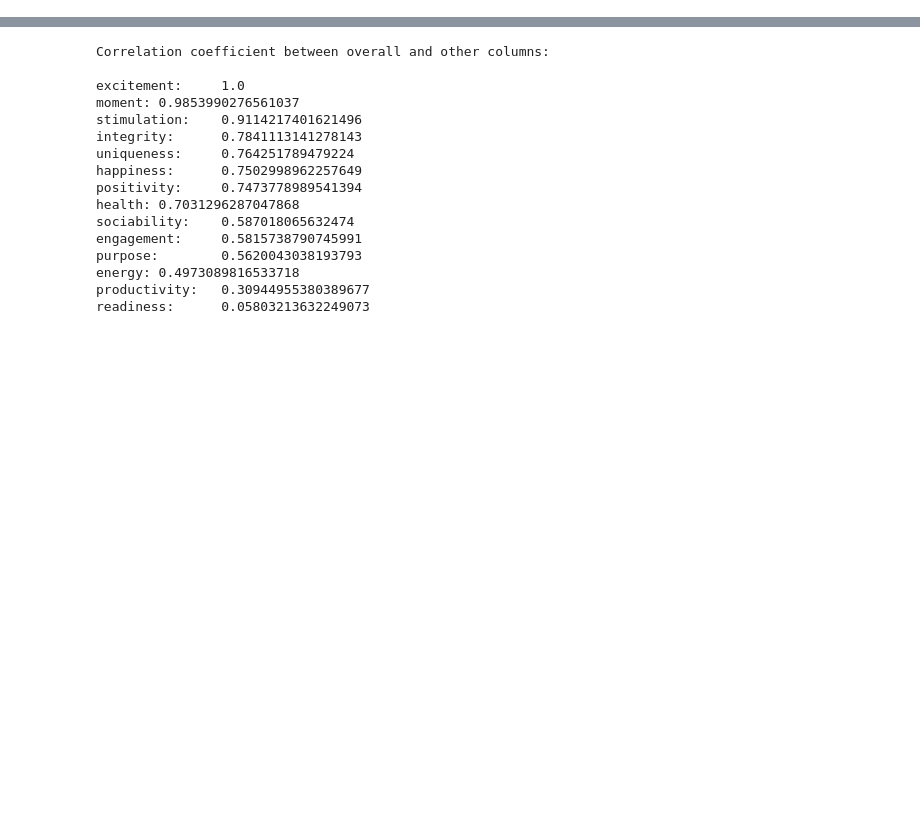
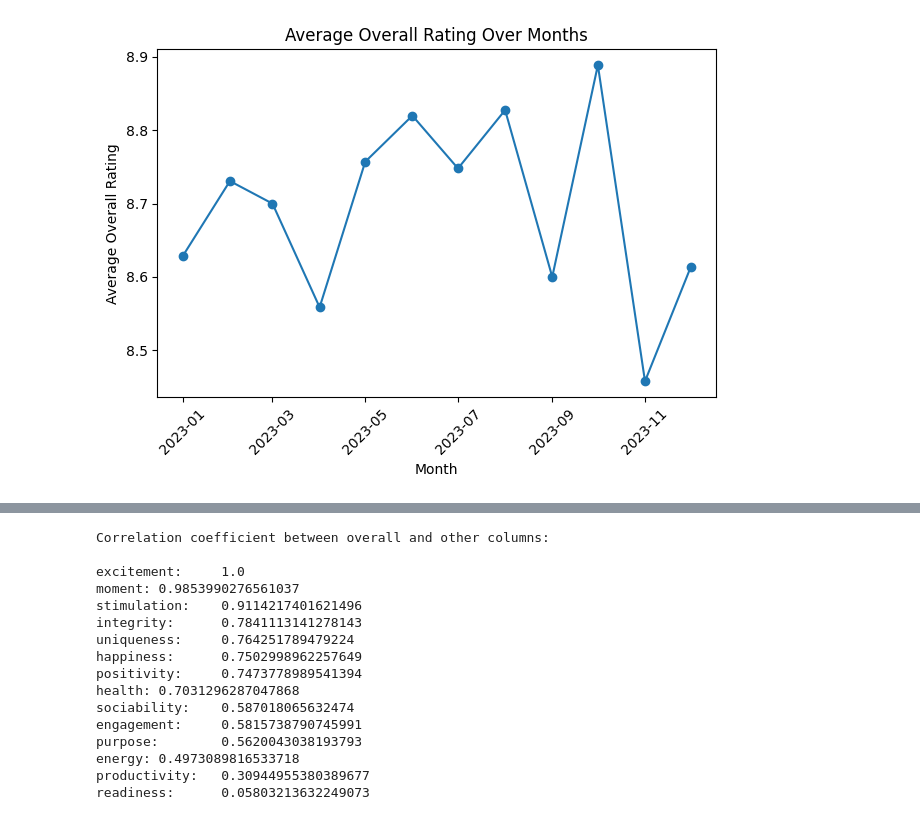
Before and after one commit to psycho-baller/journal-data-analysis, a Jupyter notebook: main.ipynb, the cells around one changed output, grey strips where cells are left out. Cells and saved outputs as stored; diff of their text form; code cells hidden in the pictures; blank space fills up the shorter version.

Commit message:
investigating means of overall, now I want to work w correlations

```diff
--- a/main.ipynb
+++ b/main.ipynb
@@ -0,0 +1,8 @@
+# %%
+import pandas as pd
+import matplotlib.pyplot as plt
+# from scipy.stats import pearsonr
+
+#create DataFrame
+df = pd.read_csv('data/2023-obs.csv', sep=';')# Convert the 'date' column with format 'yy-mm-dd' to datetime format
+df['date'] = pd.to_datetime(df['date'], format='%y-%m-%d')
@@ -0,0 +32,21 @@
+# %%
+# Convert the 'date' column with format 'yy-mm-dd' to datetime format
+df['date'] = pd.to_datetime(df['date'], format='%y-%m-%d')
+
+# Create a new column 'Month' to extract the month from the date
+df['month'] = df['date'].dt.to_period('M').dt.to_timestamp()
+
+# Calculate the average overall rating for each month
+monthly_avg = df.groupby('month')['overall'].mean().reset_index()
+
+# Plot the graph
+plt.figure()
+plt.plot(monthly_avg['month'], monthly_avg['overall'], marker='o')
+plt.title('Average Overall Rating Over Months')
+plt.xlabel('Month')
+plt.ylabel('Average Overall Rating')
+plt.xticks(rotation=45)
+plt.tight_layout()
+plt.show()
+# %% [output]
+[figure, added]
```
Also changed, not shown: parts of 4 cells of this notebook.
